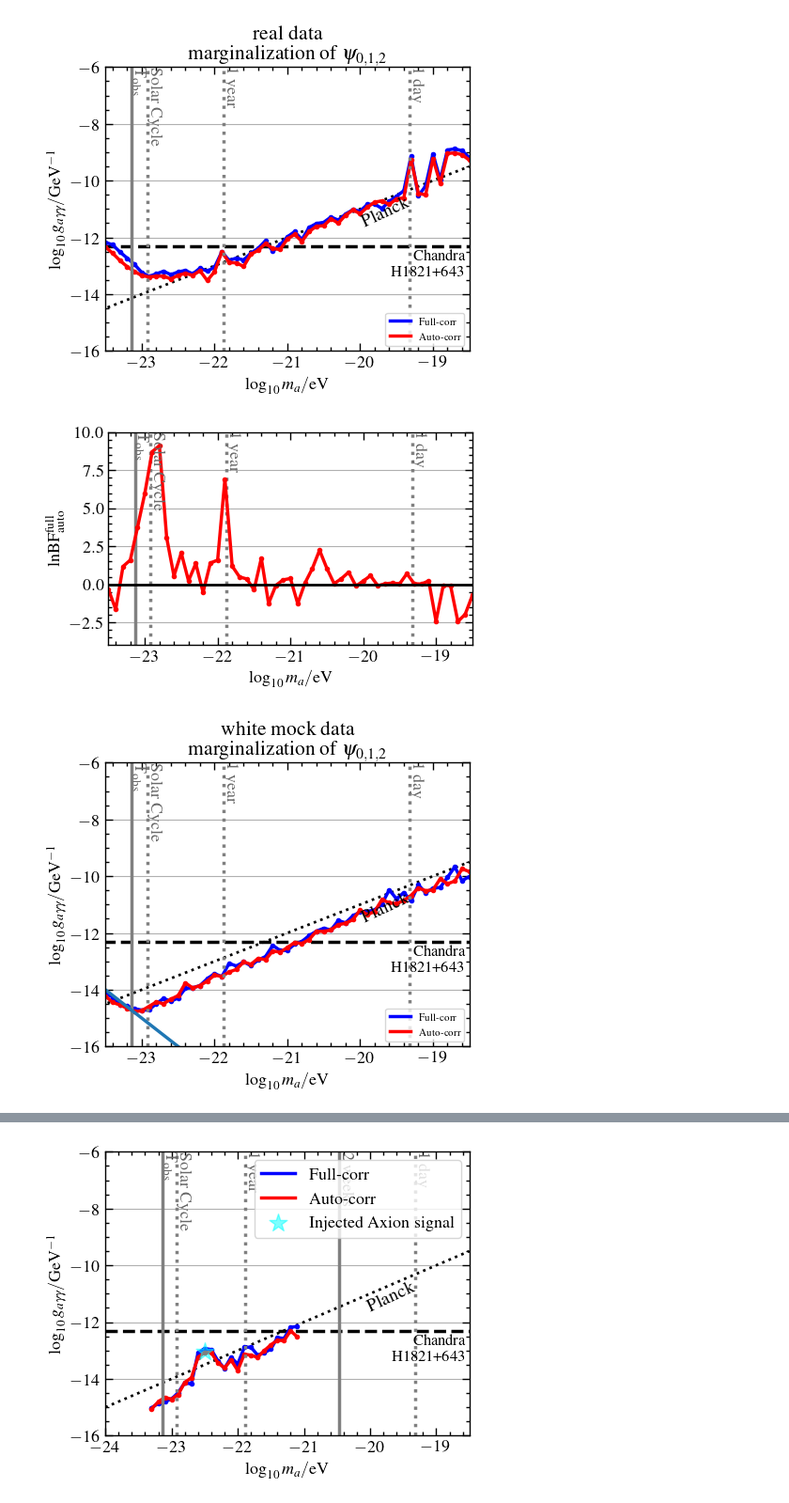
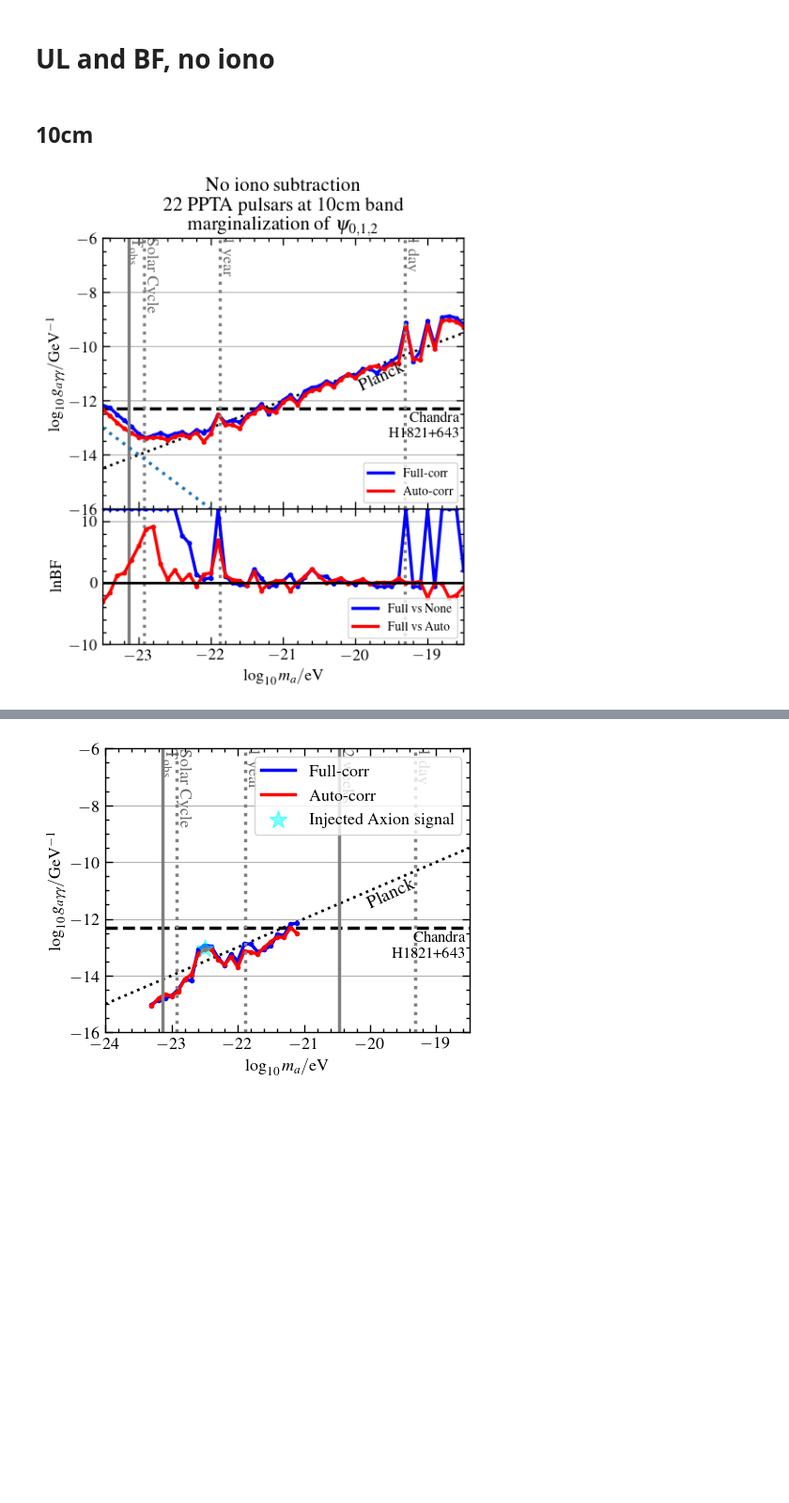
Before and after one commit to XueXiao-Physics/PPA, a Jupyter notebook: 2_Result.ipynb, the cells around one changed output, grey strips where cells are left out. Shown at 94% size. Drawn from its saved outputs; the diff is of its cells as text; code cells hidden in the pictures; blank space fills up the shorter version.

```diff
--- a/2_Result.ipynb
+++ b/2_Result.ipynb
@@ -145,6 +164,16 @@ def make_bf_plot(l10ma,lbf):
+# %% [markdown]
+# UL and BF, no iono
+# %% [markdown]
+## 10cm
 # %%
 # True
-
+fig,axes = plt.subplots(2,1,figsize=(5,6),sharex=True,gridspec_kw={'height_ratios': [4, 2]})
+plt.subplots_adjust(left=0.15,
+                    bottom=0.10,
+                    right=0.95,
+                    top=0.85,
+                    wspace=0.0,
+                    hspace=0.0)
 
 l10ma = np.arange(5,56)*0.1 -24
 ul_auto = np.array([-0.59 , -0.913, -1.27 , -1.589, -1.859, -2.101, -2.249, -2.321,
@@ -156,59 +185,69 @@ ul_auto = np.array([-0.59 , -0.913, -1.27 , -1.589, -1.859, -2.101, -2.249, -2.3
        -2.078, -2.245, -2.533])
 
 ul_full = np.array([ -0.428, -0.617, -0.969, -1.287, -1.608,
        -1.991, -2.23 , -2.24 , -2.249, -2.47 , -2.473, -2.52 , -2.743,
        -2.64 , -2.846, -2.807, -2.364, -2.765, -2.786, -2.952, -2.81 ,
        -2.742, -2.573, -3.047, -2.919, -2.739, -2.655, -3.032, -2.705,
        -2.668, -2.725, -2.638, -2.85 , -2.734, -2.682, -2.832, -2.694,
        -2.786, -3.038, -2.889, -2.809, -2.713, -1.594, -3.097, -2.841,
        -1.816, -2.818, -1.877, -1.936, -2.105, -2.441])
 
-make_ul_plot(l10ma,ul_auto,ul_full)
-plt.title("real data\n"+r"marginalization of $\psi_{0,1,2}$")
-plt.savefig("ul_1.jpg",bbox_inches='tight')
+make_ul_plot(axes[0],l10ma,ul_auto,ul_full)
+axes[0].plot(l10ma , -13-2*(l10ma+23.5),':')
+axes[0].set_title("No iono subtraction\n 22 PPTA pulsars at 10cm band\n"+r"marginalization of $\psi_{0,1,2}$")
+#plt.savefig("ul_10.pdf",bbox_inches='tight')
 
 lbf = np.array([  -inf,   -inf,  1.171,  3.42 ,  4.634,  5.362,    inf,    inf,
         2.749,  0.55 ,  2.144,  0.233,  1.37 , -0.524,  1.399,  1.594,
         6.921,  1.196,  0.489,  0.352, -0.357,  1.713, -1.255, -0.072,
         0.293,  0.381, -1.262,  0.086,  1.027,  2.241,  1.056,  0.048,
         0.369,  0.801, -0.114,  0.217,  0.569, -0.093,  0.036,  0.084,
         0.032,  0.702,  0.041,  0.019,  0.228, -2.422, -0.058, -0.093,
        -2.445, -1.976, -0.723])
 
 idx = np.array([8,9,10,11,12,13,15])-5
 lbf[idx] = np.array([-1.404,  0.759,  2.994,  5.077,  5.695,  0.062, -0.933])+3
 idx = np.array([10,11,12])-5
 lbf[idx] = np.array([-1.012,  1.716,  2.117])+7
-lbf[1] = -1.653
-lbf[0] = -0.330
-make_bf_plot(l10ma,lbf)
+lbf[1] = np.log(4.09)-3
+lbf[0] = np.log(0.88)-3
 
 
-# Mock
-l10ma = np.arange(5,56)*0.1 -24
-ul_auto = np.array([-2.476, -2.803, -2.992, -3.209, -3.433, -3.493, -3.443, -3.388,
-       -3.549, -3.487, -3.462, -3.118, -3.391, -3.412, -3.347, -3.244,
-       -3.386, -3.331, -3.34 , -3.179, -3.361, -3.25 , -3.396, -3.191,
-       -3.332, -3.273, -3.19 , -3.327, -3.288, -3.09 , -3.205, -3.248,
-       -3.165, -3.215, -3.188, -2.948, -3.21 , -3.199, -2.881, -3.094,
-       -3.225, -3.211, -3.133, -2.973, -3.167, -3.239, -2.95 , -3.224,
-       -3.23 , -2.897, -3.095])
+lbf_nf = np.array([   12,    12,    12,    12,    12,    12,    12,    12,
+          12,    12,    12,  7.718,  6.413,  1.315,  0.632,  0.792,
+          12,  1.101, -0.041, -0.315, -0.474,  2.265,  0.7  , -0.625,
+       -0.345,  0.305,  1.41 , -0.555,  0.854,  2.223,  0.989,  1.082,
+       -0.087,  0.537,  0.032, -0.237,  0.249, -0.145, -0.619, -0.583,
+       -0.527,  0.272,    12, -0.52 , -0.653,    12, -0.61 ,    12,
+          12,    12,  2.107])
+make_bf_plot(axes[1],l10ma,lbf,lbf_nf)
 
-ul_full = np.array([-2.392, -2.608, -2.972, -3.127, -3.324, -3.473, -3.569, -3.442,
-       -3.365, -3.562, -3.547, -3.304, -3.388, -3.41 , -3.268, -3.188,
-       -3.394, -3.028, -3.22 , -3.176, -3.411, -3.306, -3.288, -2.995,
-       -3.271, -3.373, -3.247, -3.256, -3.148, -3.094, -3.089, -3.252,
-       -3.019, -3.2  , -3.053, -3.019, -3.096, -3.147, -3.033, -2.637,
-       -3.057, -2.931, -3.327, -2.862, -3.241, -3.18 , -3.255, -2.996,
-       -2.73 , -3.316, -3.268])
+plt.savefig("ul_bf_10.pdf")
+plt.savefig("ul_bf_10.jpg")
 
-make_ul_plot(l10ma,ul_auto,ul_full)
+# # Mock
+# l10ma = np.arange(5,56)*0.1 -24
+# ul_auto = np.array([-2.476, -2.803, -2.992, -3.209, -3.433, -3.493, -3.443, -3.388,
+#        -3.549, -3.487, -3.462, -3.118, -3.391, -3.412, -3.347, -3.244,
+#        -3.386, -3.331, -3.34 , -3.179, -3.361, -3.25 , -3.396, -3.191,
+#        -3.332, -3.273, -3.19 , -3.327, -3.288, -3.09 , -3.205, -3.248,
+#        -3.165, -3.215, -3.188, -2.948, -3.21 , -3.199, -2.881, -3.094,
+#        -3.225, -3.211, -3.133, -2.973, -3.167, -3.239, -2.95 , -3.224,
+#        -3.23 , -2.897, -3.095])
 
-plt.plot(l10ma , -14-2*(l10ma+23.5))
+# ul_full = np.array([-2.392, -2.608, -2.972, -3.127, -3.324, -3.473, -3.569, -3.442,
+#        -3.365, -3.562, -3.547, -3.304, -3.388, -3.41 , -3.268, -3.188,
+#        -3.394, -3.028, -3.22 , -3.176, -3.411, -3.306, -3.288, -2.995,
+#        -3.271, -3.373, -3.247, -3.256, -3.148, -3.094, -3.089, -3.252,
+#        -3.019, -3.2  , -3.053, -3.019, -3.096, -3.147, -3.033, -2.637,
+#        -3.057, -2.931, -3.327, -2.862, -3.241, -3.18 , -3.255, -2.996,
+#        -2.73 , -3.316, -3.268])
 
-plt.title("white mock data\n"+r"marginalization of $\psi_{0,1,2}$")
-plt.savefig("ul_1_white.jpg",bbox_inches='tight')
+# make_ul_plot(l10ma,ul_auto,ul_full)
+
+# plt.plot(l10ma , -14-2*(l10ma+23.5))
+
+# plt.title("white mock data\n"+r"marginalization of $\psi_{0,1,2}$")
+# plt.savefig("ul_1_white.pdf",bbox_inches='tight')
 # %% [output]
-[figure, old version]
+[figure, new version]
-[figure, removed]
-[figure, removed]
```
Also changed, not shown: parts of 24 cells of this notebook, 2 other files.
